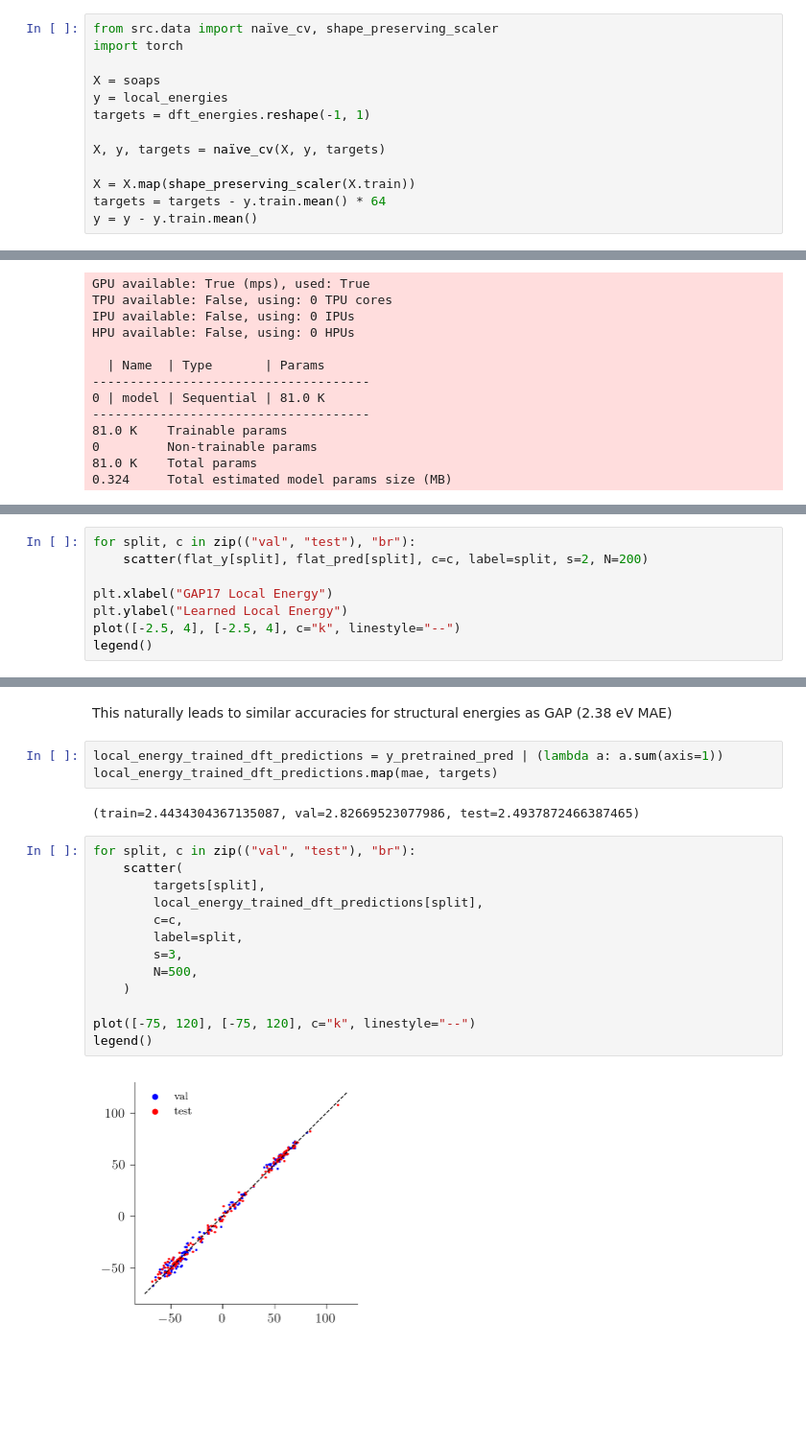
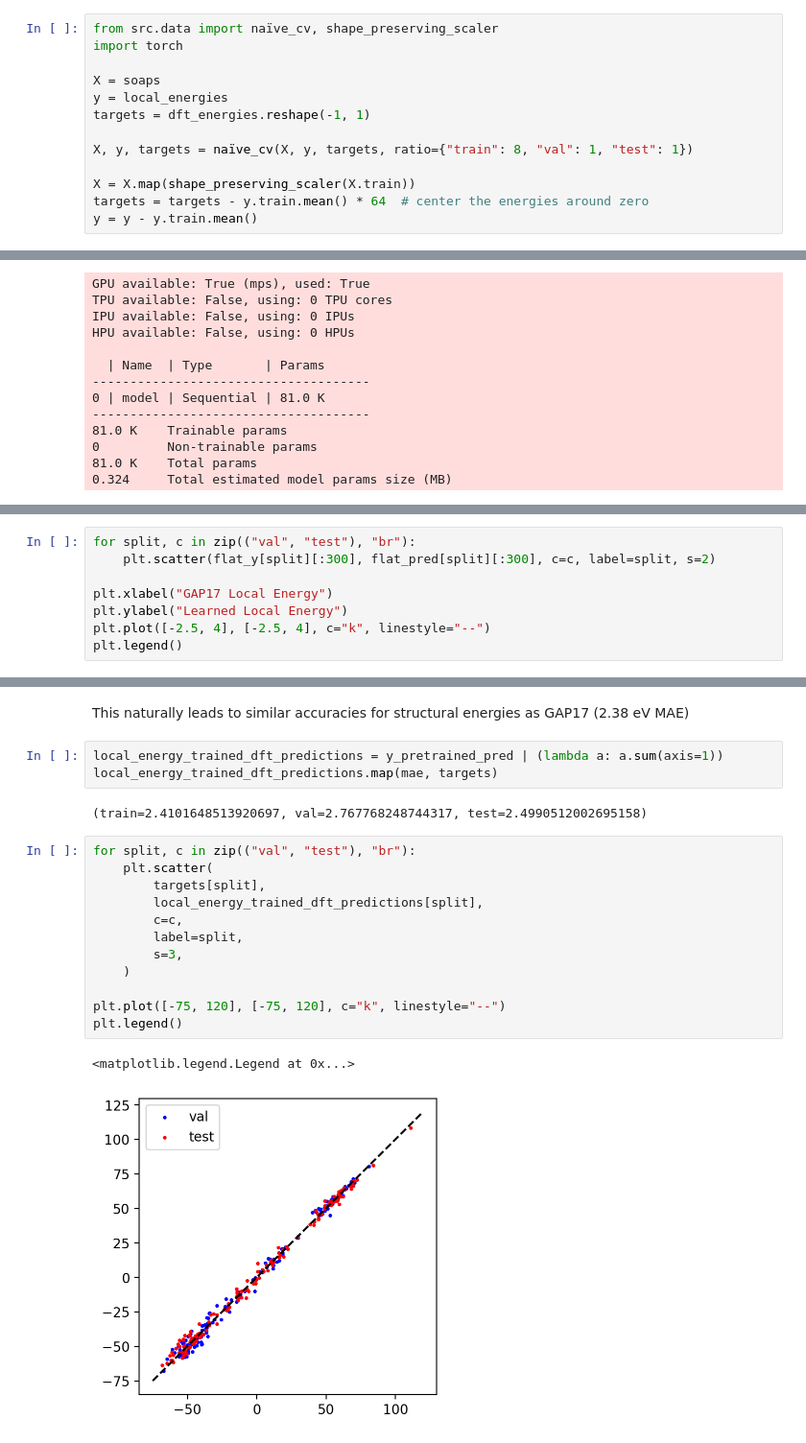
Before and after one commit to jla-gardner/synthetic-fine-tuning-experiments, a Jupyter notebook: notebooks/pre-training-demo.ipynb, the cells around one changed output, grey strips where cells are left out. Shown at 96% size. Saved outputs shown, nothing was run; the diff lists cells and outputs as text; blank space fills up the shorter version.

```diff
--- a/notebooks/pre-training-demo.ipynb
+++ b/notebooks/pre-training-demo.ipynb
@@ -37,8 +44,8 @@ X = soaps
 y = local_energies
 targets = dft_energies.reshape(-1, 1)
 
-X, y, targets = naïve_cv(X, y, targets)
+X, y, targets = naïve_cv(X, y, targets, ratio={"train": 8, "val": 1, "test": 1})
 
 X = X.map(shape_preserving_scaler(X.train))
-targets = targets - y.train.mean() * 64
+targets = targets - y.train.mean() * 64  # center the energies around zero
 y = y - y.train.mean()
@@ -224,9 +241,9 @@ The pretrained model is very good at predicting GAP17 local energies.
 # %%
 for split, c in zip(("val", "test"), "br"):
-    scatter(flat_y[split], flat_pred[split], c=c, label=split, s=2, N=200)
+    plt.scatter(flat_y[split][:300], flat_pred[split][:300], c=c, label=split, s=2)
 
 plt.xlabel("GAP17 Local Energy")
 plt.ylabel("Learned Local Energy")
-plot([-2.5, 4], [-2.5, 4], c="k", linestyle="--")
-legend()
+plt.plot([-2.5, 4], [-2.5, 4], c="k", linestyle="--")
+plt.legend()
 # %% [output]
@@ -234,22 +252,22 @@ legend()
 # %% [markdown]
-This naturally leads to similar accuracies for structural energies as GAP (2.38 eV MAE)
+This naturally leads to similar accuracies for structural energies as GAP17 (2.38 eV MAE)
 # %%
 local_energy_trained_dft_predictions = y_pretrained_pred | (lambda a: a.sum(axis=1))
 local_energy_trained_dft_predictions.map(mae, targets)
 # %% [output]
-(train=2.4434304367135087, val=2.82669523077986, test=2.4937872466387465)
+(train=2.4101648513920697, val=2.767768248744317, test=2.4990512002695158)
 # %%
 for split, c in zip(("val", "test"), "br"):
-    scatter(
+    plt.scatter(
         targets[split],
         local_energy_trained_dft_predictions[split],
         c=c,
         label=split,
         s=3,
-        N=500,
     )
 
-plot([-75, 120], [-75, 120], c="k", linestyle="--")
-legend()
+plt.plot([-75, 120], [-75, 120], c="k", linestyle="--")
+plt.legend()
 # %% [output]
+<matplotlib.legend.Legend at 0x...>
-[figure, old version]
+[figure, new version]
```
Also changed, not shown: parts of 25 cells of this notebook, 7 other files.
